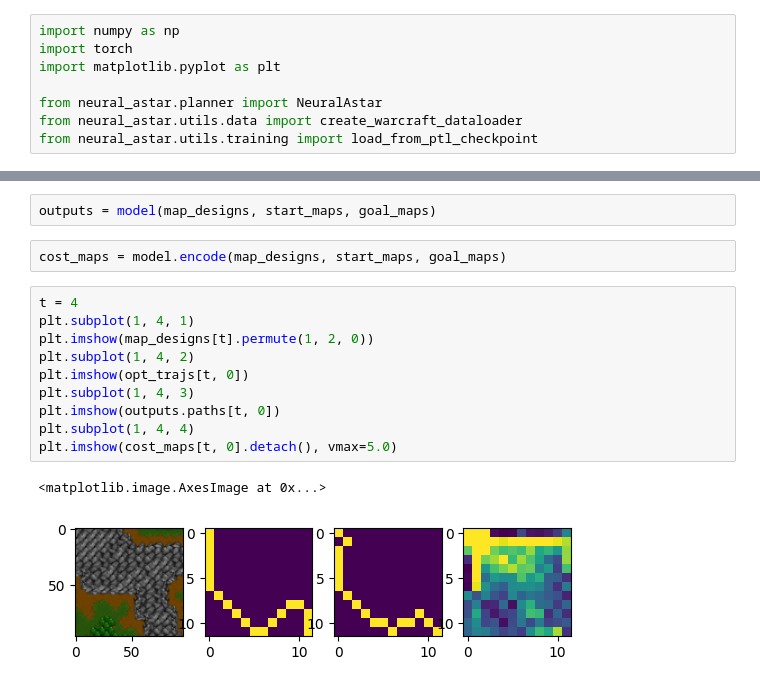
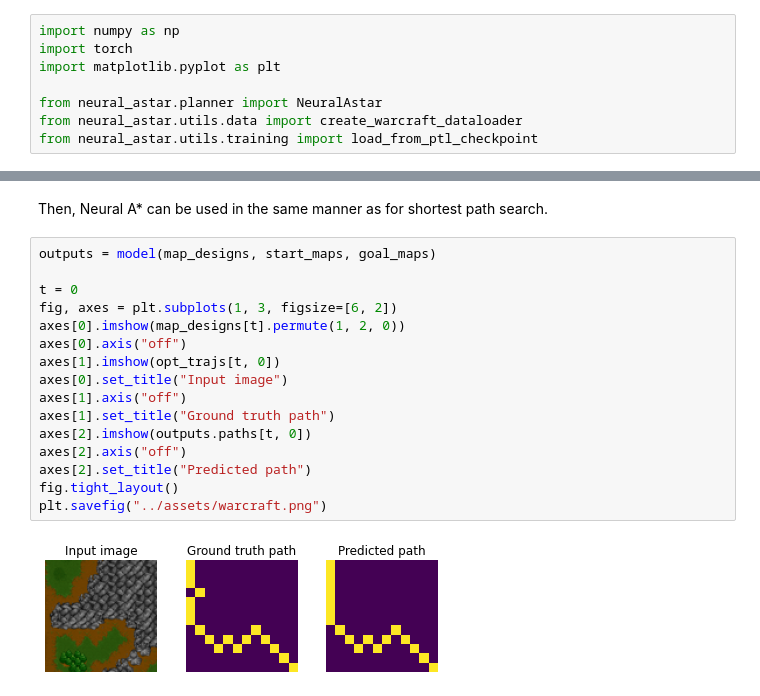
Before and after one commit to omron-sinicx/neural-astar, a Jupyter notebook: notebooks/example_warcraft.ipynb, the cells around one changed output, grey strips where cells are left out. Saved outputs shown, nothing was run; the diff lists cells and outputs as text.

```diff
--- a/notebooks/example_warcraft.ipynb
+++ b/notebooks/example_warcraft.ipynb
@@ -18,18 +31,21 @@ load ../model/12x12/lightning_logs/version_0/checkpoints/epoch=14-step=1500.ckpt
 <All keys matched successfully>
-# %%
-outputs = model(map_designs, start_maps, goal_maps)
-# %%
-cost_maps = model.encode(map_designs, start_maps, goal_maps)
+# %% [markdown]
+Then, Neural A* can be used in the same manner as for shortest path search.
 # %%
-t = 4
-plt.subplot(1, 4, 1)
-plt.imshow(map_designs[t].permute(1, 2, 0))
-plt.subplot(1, 4, 2)
-plt.imshow(opt_trajs[t, 0])
-plt.subplot(1, 4, 3)
-plt.imshow(outputs.paths[t, 0])
-plt.subplot(1, 4, 4)
-plt.imshow(cost_maps[t, 0].detach(), vmax=5.0)
+outputs = model(map_designs, start_maps, goal_maps)
+
+t = 0
+fig, axes = plt.subplots(1, 3, figsize=[6, 2])
+axes[0].imshow(map_designs[t].permute(1, 2, 0))
+axes[0].axis("off")
+axes[1].imshow(opt_trajs[t, 0])
+axes[0].set_title("Input image")
+axes[1].axis("off")
+axes[1].set_title("Ground truth path")
+axes[2].imshow(outputs.paths[t, 0])
+axes[2].axis("off")
+axes[2].set_title("Predicted path")
+fig.tight_layout()
+plt.savefig("../assets/warcraft.png")
 # %% [output]
-<matplotlib.image.AxesImage at 0x...>
-[figure, old version]
+[figure, new version]
```
Also changed, not shown: parts of 5 cells of this notebook, 7 other files.
